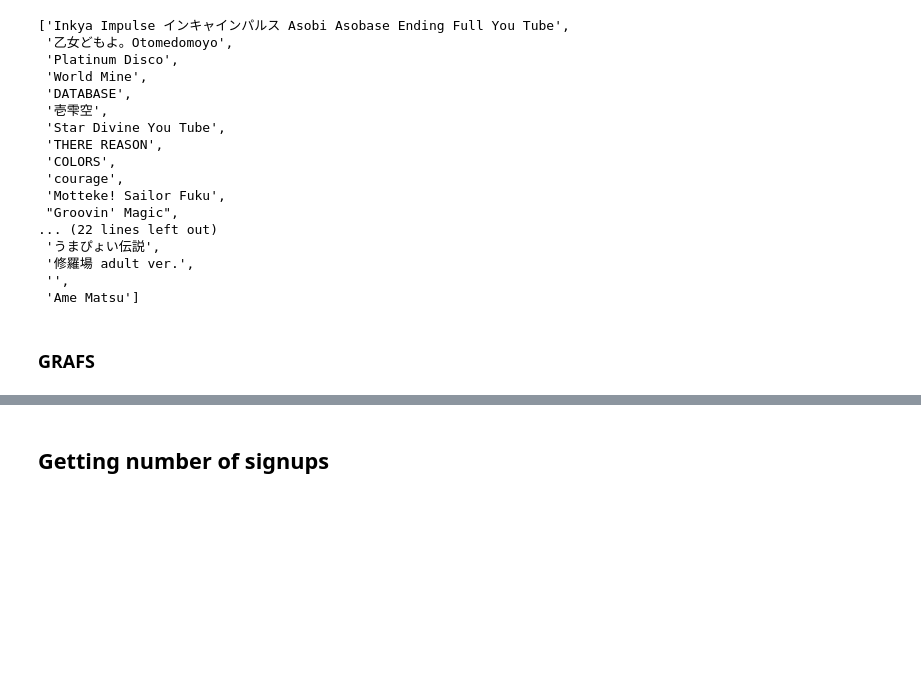
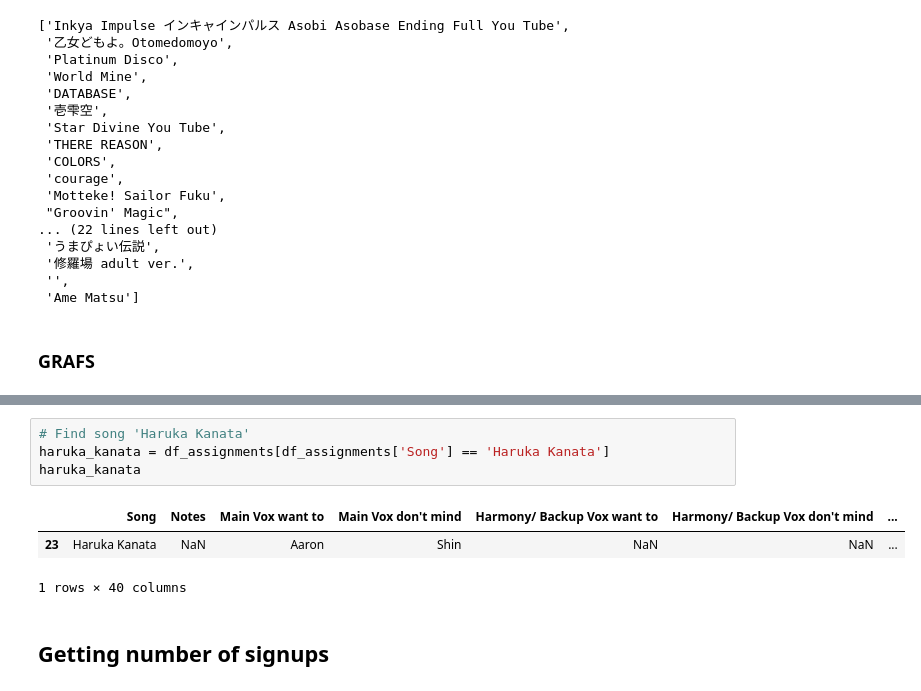
Before and after one commit to thisglassisempty/Band-Analysis, a Jupyter notebook: analysis.ipynb, the cells around one changed output, grey strips where cells are left out. Saved outputs shown, nothing was run; the diff lists cells and outputs as text; blank space fills up the shorter version.

```diff
--- a/analysis.ipynb
+++ b/analysis.ipynb
@@ -655,3 +666,11 @@ Note: you may need to restart the kernel to use updated packages.
+# %%
+# Find song 'Haruka Kanata'
+haruka_kanata = df_assignments[df_assignments['Song'] == 'Haruka Kanata']
+haruka_kanata
+# %% [output]
+|  | Song | Notes | Main Vox want to | Main Vox don't mind | Harmony/ Backup Vox want to | Harmony/ Backup Vox don't mind | ... |
+| 23 | Haruka Kanata | NaN | Aaron | Shin | NaN | NaN | ... |
+1 rows × 40 columns
 # %% [markdown]
 ## Getting number of signups
 # %%
```
Also changed, not shown: parts of 12 cells of this notebook.
